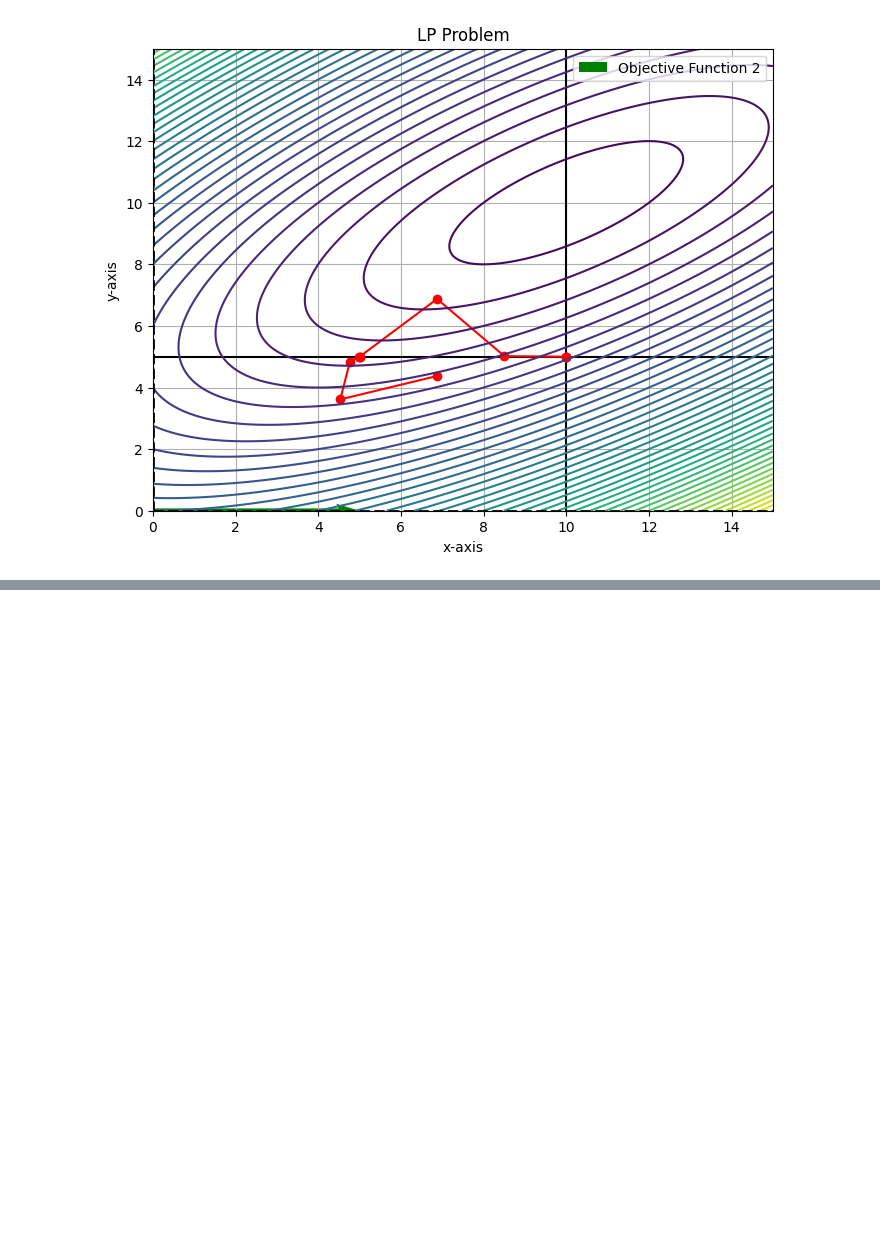
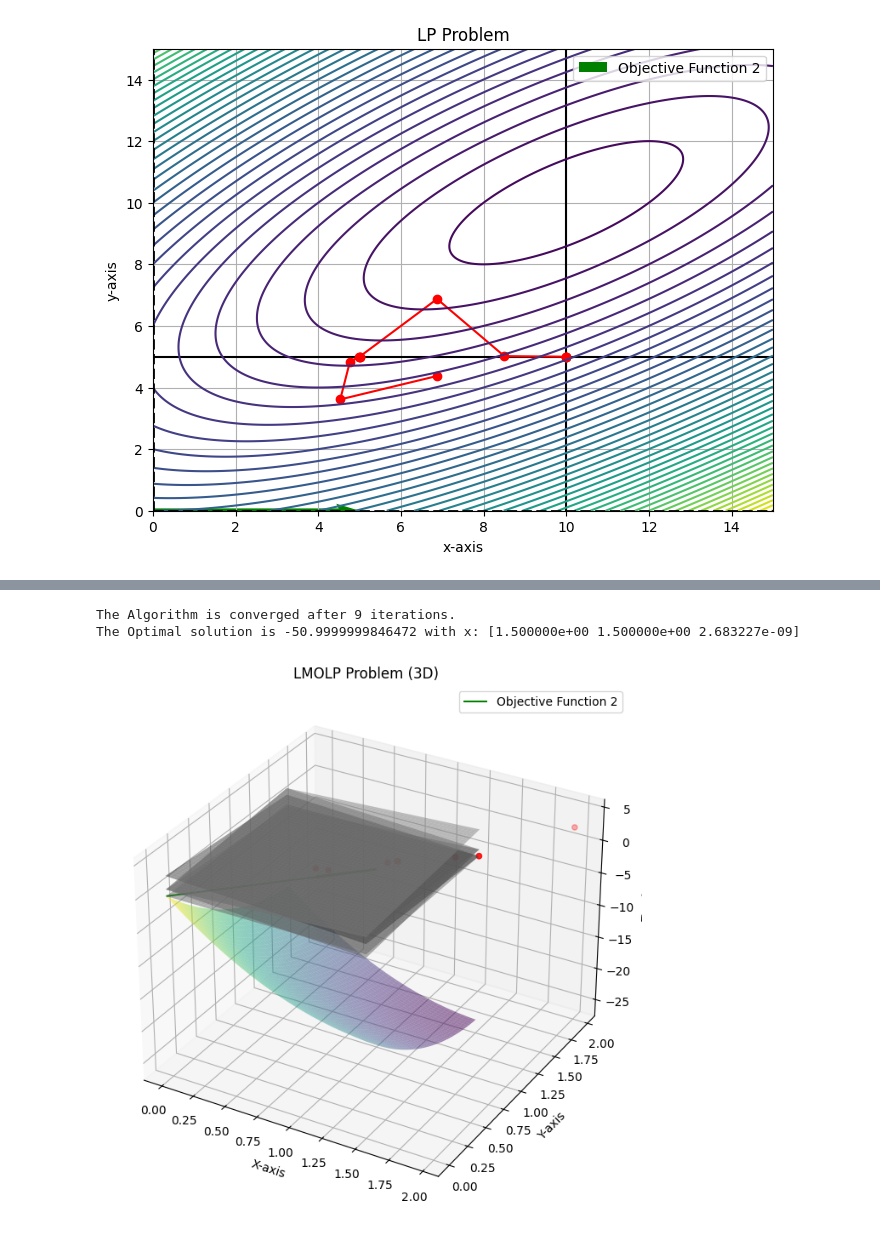
Before and after one commit to balditommaso/primal-dual-interior-point, a Jupyter notebook: test.ipynb, the cells around one changed output, grey strips where cells are left out. Saved outputs shown, nothing was run; the diff lists cells and outputs as text; code cells hidden in the pictures; blank space fills up the shorter version.

```diff
--- a/test.ipynb
+++ b/test.ipynb
@@ -195,0 +263,29 @@ plot_LMOLP(A, b, sorted_obj, steps, max_scale=15)
+# %%
+sorted_obj = [
+    {
+        "c": np.array([-16, -16, -16]),
+        "Q": np.array([
+            [10, -2, 4],
+            [-2, 10, 4],
+            [ 4,  4, 4]
+        ])
+    },
+    {
+        "c": np.array([-1, -1, 0]),
+        "Q": None
+    },
+]
+
+A = np.array(
+    [[-1,  1,  1],
+     [-1, -1,  1],
+     [ 1, -1,  1],
+     [ 1,  1,  1],
+     [ 0,  0, -1]], dtype=np.float64)
+b = np.array([1, 1, 1, 3, 0], dtype=np.float64)
+
+A_std = np.hstack([A, np.eye(A.shape[0])])
+
+LMOP = LMOPProblems(A_std, b, sorted_obj)
+
+x, lam, s, converge, n_iter, steps = LMOP.internal_point(tolerance=1e-8, max_it=100)
@@ -195,0 +310,18 @@ plot_LMOLP(A, b, sorted_obj, steps, max_scale=15)
+# %%
+if converge:
+    x = x[:A.shape[1]]
+    solution = 0
+    for obj in sorted_obj:
+        solution += np.sum(x @ obj['c'])
+
+    print(f'The Algorithm is converged after {n_iter} iterations.\n' \
+        f'The Optimal solution is {solution} with x: {x}')
+else:
+    print("The Algorithm is not converged to a solution!")
+# %% [output]
+The Algorithm is converged after 9 iterations.
+The Optimal solution is -50.9999999846472 with x: [1.500000e+00 1.500000e+00 2.683227e-09]
+# %%
+plot_LMOLP_3d(A, b, sorted_obj, steps, max_scale=1.5)
+# %% [output]
+[figure, added]
```
Also changed, not shown: parts of 16 cells of this notebook, 3 other files.
